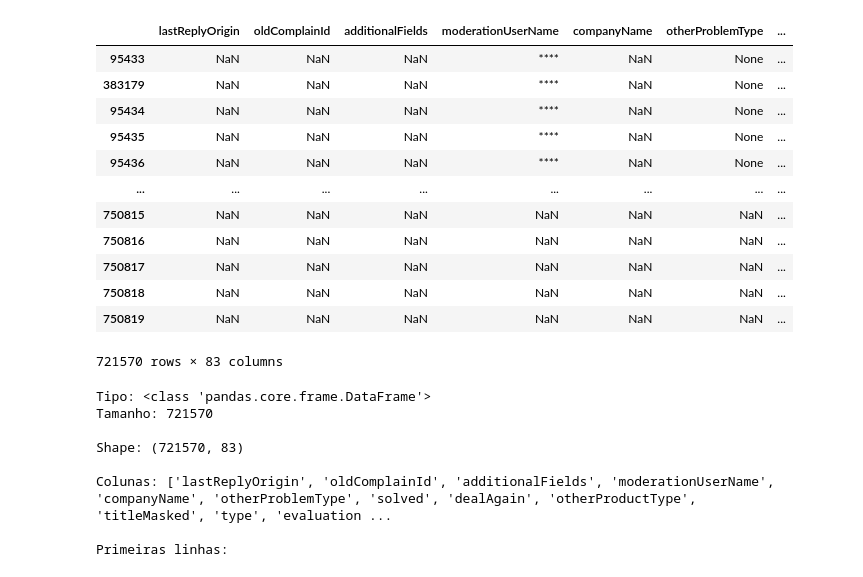
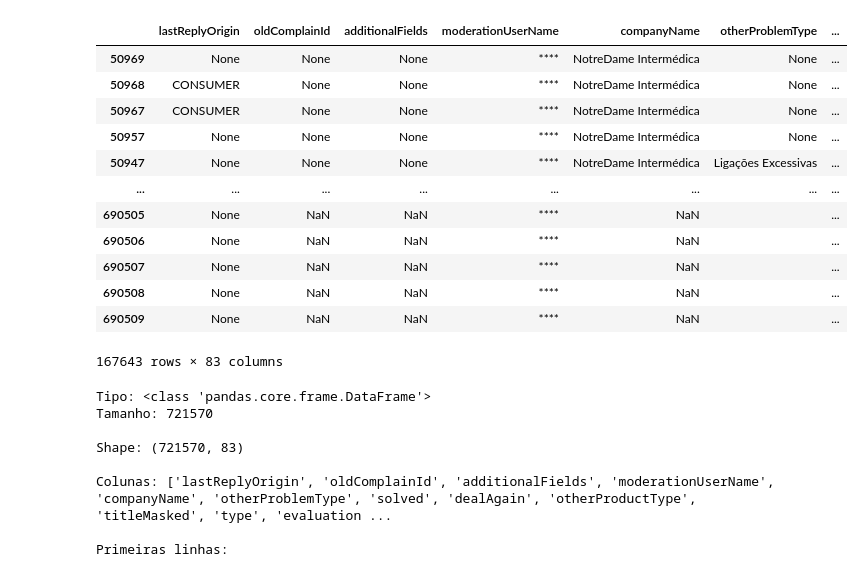
Before and after one commit to tsousa-vinci/scraper-ReclameAqui-backend, a Jupyter notebook: src/ReclameAqui/checkdatas.ipynb, the cells around one changed output. Cells and saved outputs as stored; diff of their text form; code cells hidden in the pictures.

```diff
--- a/src/ReclameAqui/checkdatas.ipynb
+++ b/src/ReclameAqui/checkdatas.ipynb
@@ -24,19 +44,20 @@ all_companies_full
 # %%
-all_companies_full
+teste = all_companies_full[all_companies_full['empresa_origem'] == 'GNDI']
+teste
 # %% [output]
 |  | lastReplyOrigin | oldComplainId | additionalFields | moderationUserName | companyName | otherProblemType | ... |
-| 95433 | NaN | NaN | NaN | **** | NaN | None | ... |
-| 383179 | NaN | NaN | NaN | **** | NaN | None | ... |
-| 95434 | NaN | NaN | NaN | **** | NaN | None | ... |
-| 95435 | NaN | NaN | NaN | **** | NaN | None | ... |
-| 95436 | NaN | NaN | NaN | **** | NaN | None | ... |
+| 50969 | None | None | None | **** | NotreDame Intermédica | None | ... |
+| 50968 | CONSUMER | None | None | **** | NotreDame Intermédica | None | ... |
+| 50967 | CONSUMER | None | None | **** | NotreDame Intermédica | None | ... |
+| 50957 | None | None | None | **** | NotreDame Intermédica | None | ... |
+| 50947 | None | None | None | **** | NotreDame Intermédica | Ligações Excessivas | ... |
 | ... | ... | ... | ... | ... | ... | ... | ... |
-| 750815 | NaN | NaN | NaN | NaN | NaN | NaN | ... |
-| 750816 | NaN | NaN | NaN | NaN | NaN | NaN | ... |
-| 750817 | NaN | NaN | NaN | NaN | NaN | NaN | ... |
-| 750818 | NaN | NaN | NaN | NaN | NaN | NaN | ... |
-| 750819 | NaN | NaN | NaN | NaN | NaN | NaN | ... |
+| 690505 | None | NaN | NaN | **** | NaN |  | ... |
+| 690506 | None | NaN | NaN | **** | NaN |  | ... |
+| 690507 | None | NaN | NaN | **** | NaN |  | ... |
+| 690508 | None | NaN | NaN | **** | NaN |  | ... |
+| 690509 | None | NaN | NaN | **** | NaN |  | ... |
-721570 rows × 83 columns
+167643 rows × 83 columns
 # %%
 # Verificar tipo e estrutura dos dados
 print(f"Tipo: {type(all_companies_full)}")
```
Also changed, not shown: parts of 7 cells of this notebook, 1 other file.
